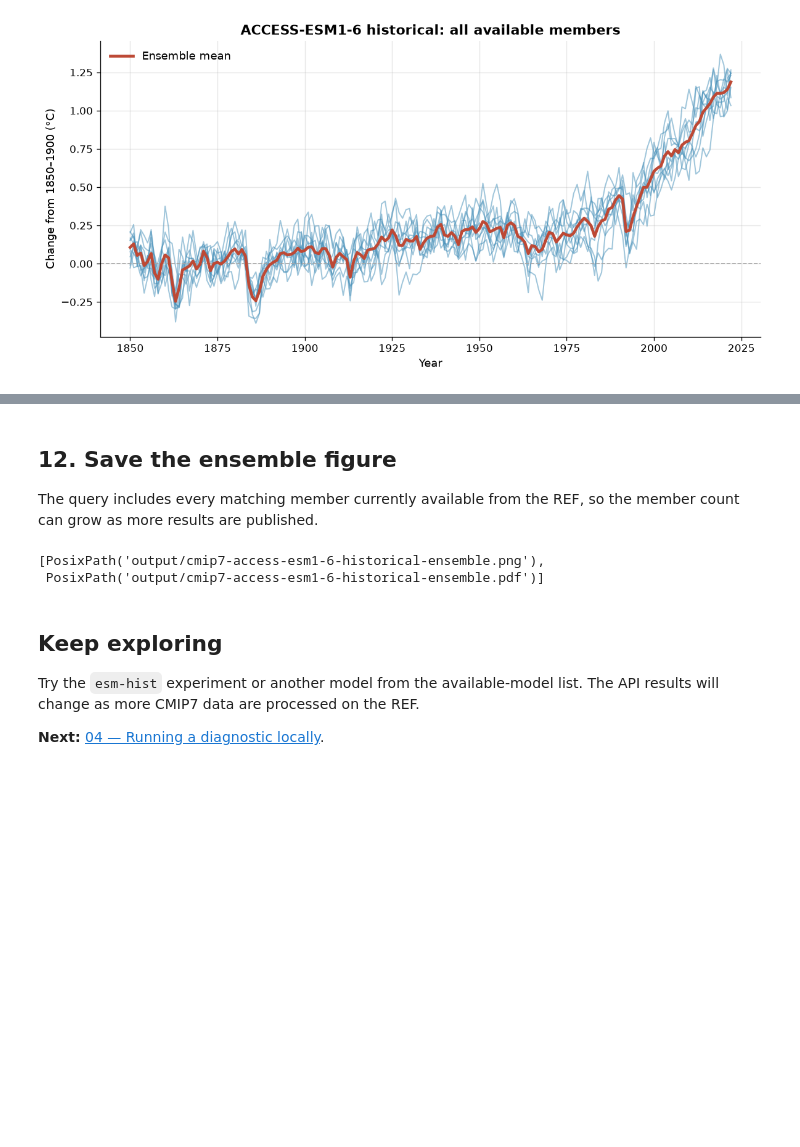
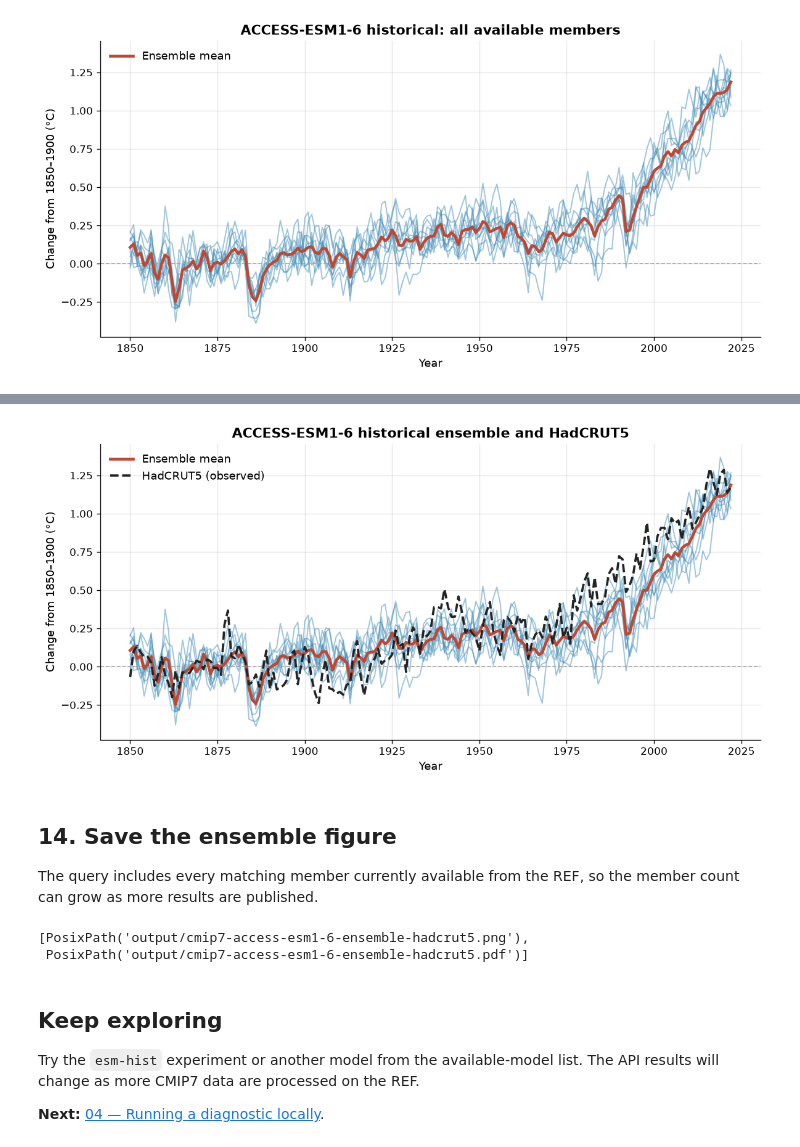
Before and after one commit to Climate-REF/climate-ref-tutorials, a Jupyter notebook: notebooks/03-publication-figure.ipynb, the cells around one changed output, grey strips where cells are left out. Cells and saved outputs as stored; diff of their text form; code cells hidden in the pictures; blank space fills up the shorter version.

```diff
--- a/notebooks/03-publication-figure.ipynb
+++ b/notebooks/03-publication-figure.ipynb
@@ -239,17 +283,26 @@ display(fig_members)
+# %%
+ax_members.plot(observed_change.index, observed_change.values,
+                color="#242424", linestyle="--", linewidth=2.2,
+                label="HadCRUT5 (observed)")
+ax_members.set_title("ACCESS-ESM1-6 historical ensemble and HadCRUT5")
+ax_members.legend(loc="upper left")
+display(fig_members)
+# %% [output]
+[figure, added]
 # %% [markdown]
-## 12. Save the ensemble figure
+## 14. Save the ensemble figure
 
 The query includes every matching member currently available from the REF,
 so the member count can grow as more results are published.
 # %%
 written_members = save_figure(
-    fig_members, "output/cmip7-access-esm1-6-historical-ensemble"
+    fig_members, "output/cmip7-access-esm1-6-ensemble-hadcrut5"
 )
 plt.close(fig_members)
 written_members
 # %% [output]
-[PosixPath('output/cmip7-access-esm1-6-historical-ensemble.png'),
- PosixPath('output/cmip7-access-esm1-6-historical-ensemble.pdf')]
+[PosixPath('output/cmip7-access-esm1-6-ensemble-hadcrut5.png'),
+ PosixPath('output/cmip7-access-esm1-6-ensemble-hadcrut5.pdf')]
 # %% [markdown]
 ## Keep exploring
 
```
Also changed, not shown: parts of 10 cells of this notebook, 1 other file.
